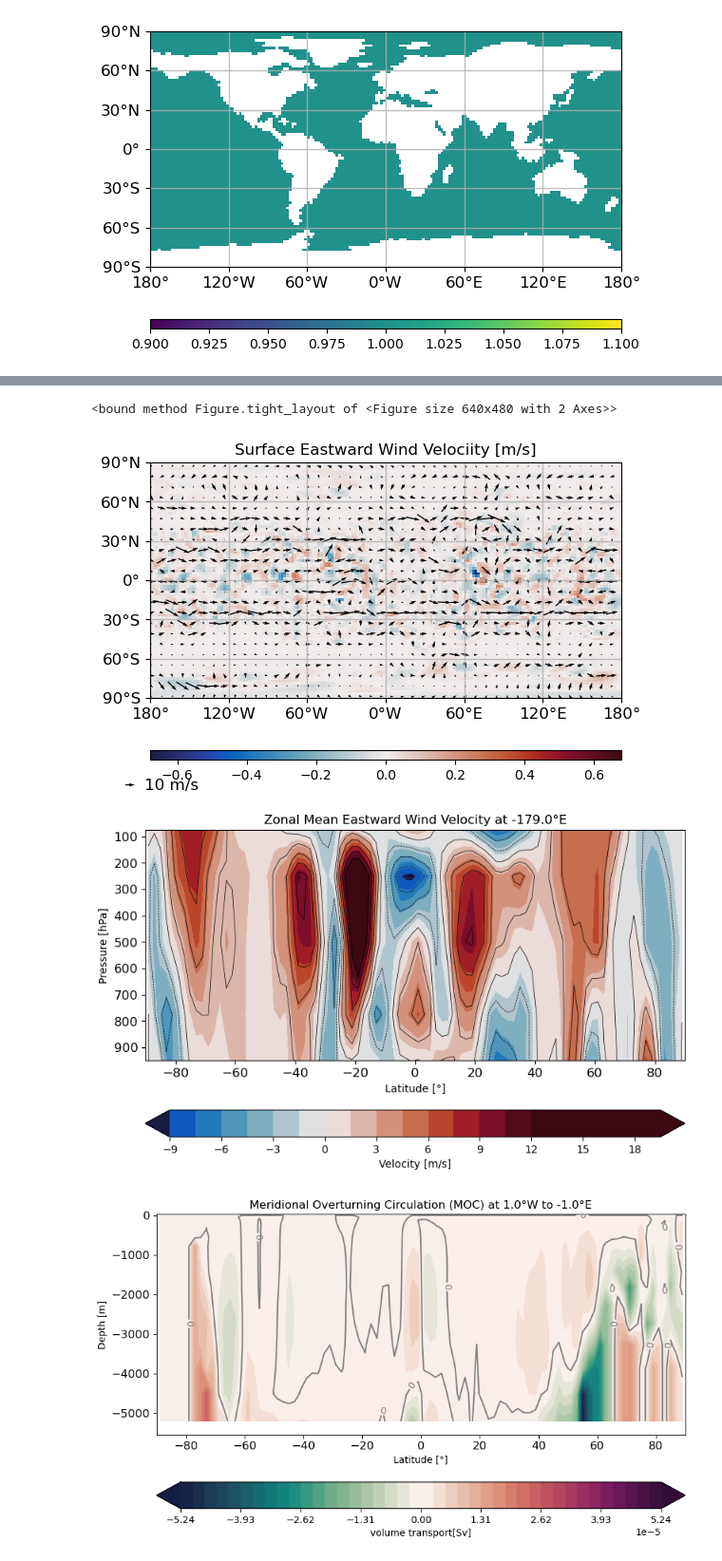
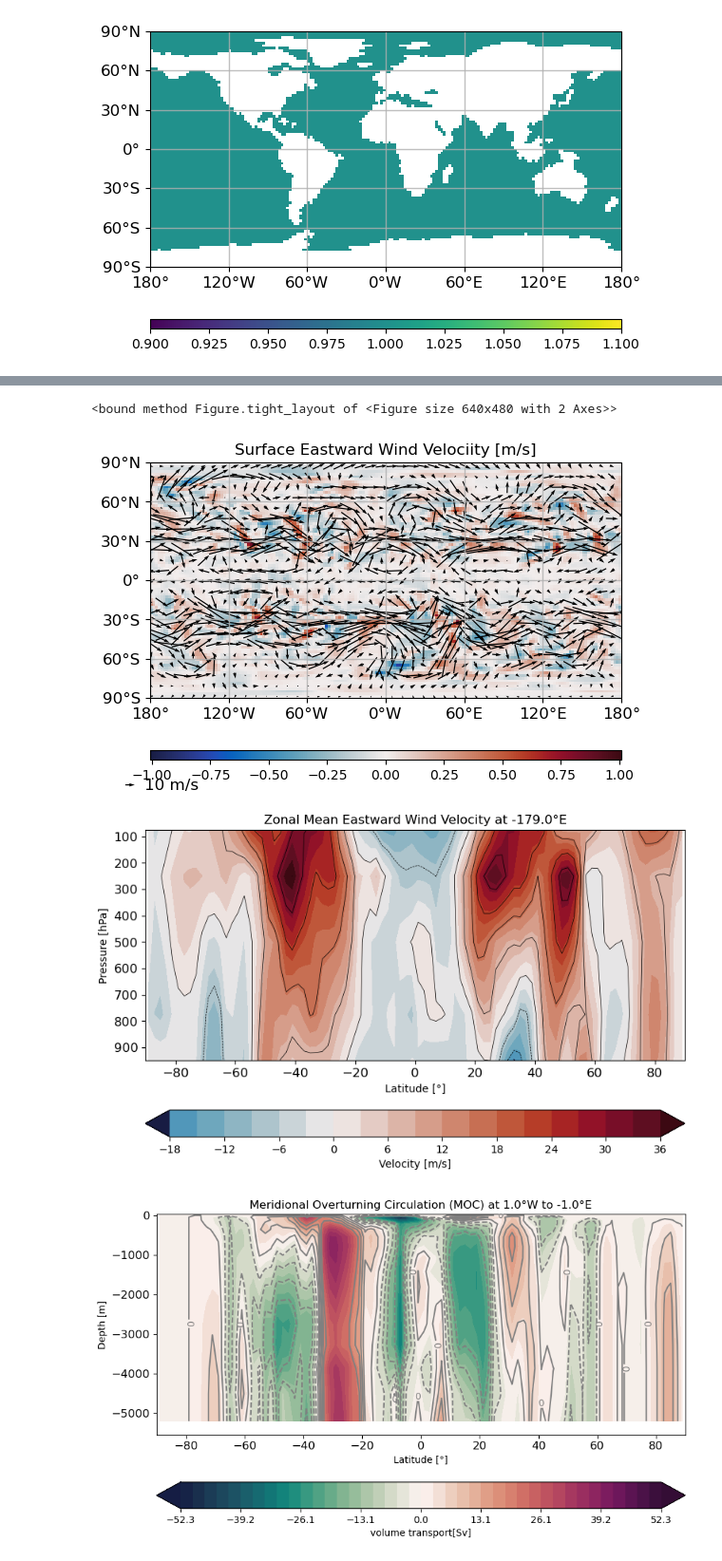
Before and after one commit to Tsuribeh/MITgcm, a Jupyter notebook: Dataplot/regrid_example.ipynb, the cells around one changed output, grey strips where cells are left out. Shown at 95% size. Drawn from its saved outputs; the diff is of its cells as text; code cells hidden in the pictures.

Commit message:
edited MOC function (regrid_example.ipynb)

```diff
--- a/Dataplot/regrid_example.ipynb
+++ b/Dataplot/regrid_example.ipynb
@@ -379,7 +379,7 @@ indices_XCYC_lonlat, norm_XCYC_lonlat = calculate_top_l_indices_and_norms_ckdtre
 # dataTime= AMONTH*12*430
 # startTime= AMONTH*12*250
 
-dataTime= AMONTH*12*10
+dataTime= AMONTH*12*400
 startTime= AMONTH*12*0
 
 
@@ -977,7 +977,7 @@ ax.axes.tick_params(labelsize=12)
 fig.tight_layout
 # %% [output]
 <bound method Figure.tight_layout of <Figure size 640x480 with 2 Axes>>
-[figure, old version]
+[figure, new version]
 # %%
 DP = np.array([100.e2, 250.e2, 300.e2, 200.e2,150.e2])
 PF = (1000.e2 - np.cumsum(DP))/1.e2
@@ -1024,13 +1024,13 @@ cb.set_label("Velocity [m/s]")
 plt.tight_layout()
 plt.show()
 # %% [output]
-[figure, old version]
+[figure, new version]
 # %%
 # norm = TwoSlopeNorm(vcenter=0.)
 lon_idx_W = np.abs((lon - (0))%360).argmin()
 lon_idx_E = np.abs((lon - (359))%360).argmin()
 lat_mc, RF_mc = np.meshgrid(lat_, RF_ocn)
-V_mc = np.nansum(Vocn_regrid[-1] * DVCocn_lonlat, axis=2)/(np.nansum(DVCocn_lonlat*landmask_regrid,axis=2) + 1.e-10)
+V_mc = np.nansum(Vocn_regrid[-1] * landmask_regrid * lon_distance, axis=2) # [(m/s m = m^2/s]
 
 Phi_moc = np.zeros((len(RC_ocn)+1,len(lat_)))
 for k in range(1,len(RC_ocn)+1):
@@ -1038,38 +1038,34 @@ for k in range(1,len(RC_ocn)+1):
 
 
 fig = plt.figure(figsize=(10, 6))
 ax = fig.add_subplot(111)
 
 plot_data = Phi_moc *1.e-6
-# Interpolate DVC to lon-lat grid
 
-# Initialize dVol_c_50Ma_lonlat with placeholder values (replace with actual data if available)
 
-# plot_data[1:][np.nansum(DVC_lonlat[:,:,lon_idx_W:lon_idx_E],axis=2).copy()==0.] =np.nan
-# plot_data[plot_data==0.] = np.nan
 dmax= max(np.abs(np.nanmin(plot_data)), np.nanmax(plot_data))
 cf = ax.contourf(lat_mc,RF_mc,plot_data , cmap= cmocean.cm.curl, levels= np.linspace(-dmax, dmax,41), extend='both')
 cs = ax.contour(lat_mc,RF_mc,plot_data , colors= 'grey', levels= np.linspace(-20, 20,9), extend='both')
 cs.clabel([0])
 # ax.set_facecolor('gray')
 cb = fig.colorbar(cf, orientation='horizontal')
 
 
 # 陸地（nan）の部分をマスク
 mask = np.ones_like(plot_data)*np.nan
 mask[np.isnan(plot_data)] = 0.5
 ax.pcolormesh(lat_mc, RF_mc, mask, cmap='binary', vmax=1.0, vmin=0.0)
 
 ax.set_xlim(-90, 90)
 # ax.set_ylim(RF_ocn[-1], RF_ocn[0])  # 深さの順序
 # ax.invert_yaxis()  # 深さなら下方向が深くなるように反転
 ax.set_title('Meridional Overturning Circulation (MOC) at ' + str(lon_[lon_idx_W]) + '°W to ' + str(lon_[lon_idx_E]) + '°E')
 ax.set_xlabel('Latitude [°]')
 ax.set_ylabel('Depth [m]')
 ax.tick_params(labelsize=12)
 cb.set_label('volume transport[Sv]')
 # %% [output]
-[figure, old version]
+[figure, new version]
 # %%
 fig = plt.figure(figsize=(10, 6))
 ax = fig.add_subplot(111)
```
Also changed, not shown: parts of 13 cells of this notebook.
